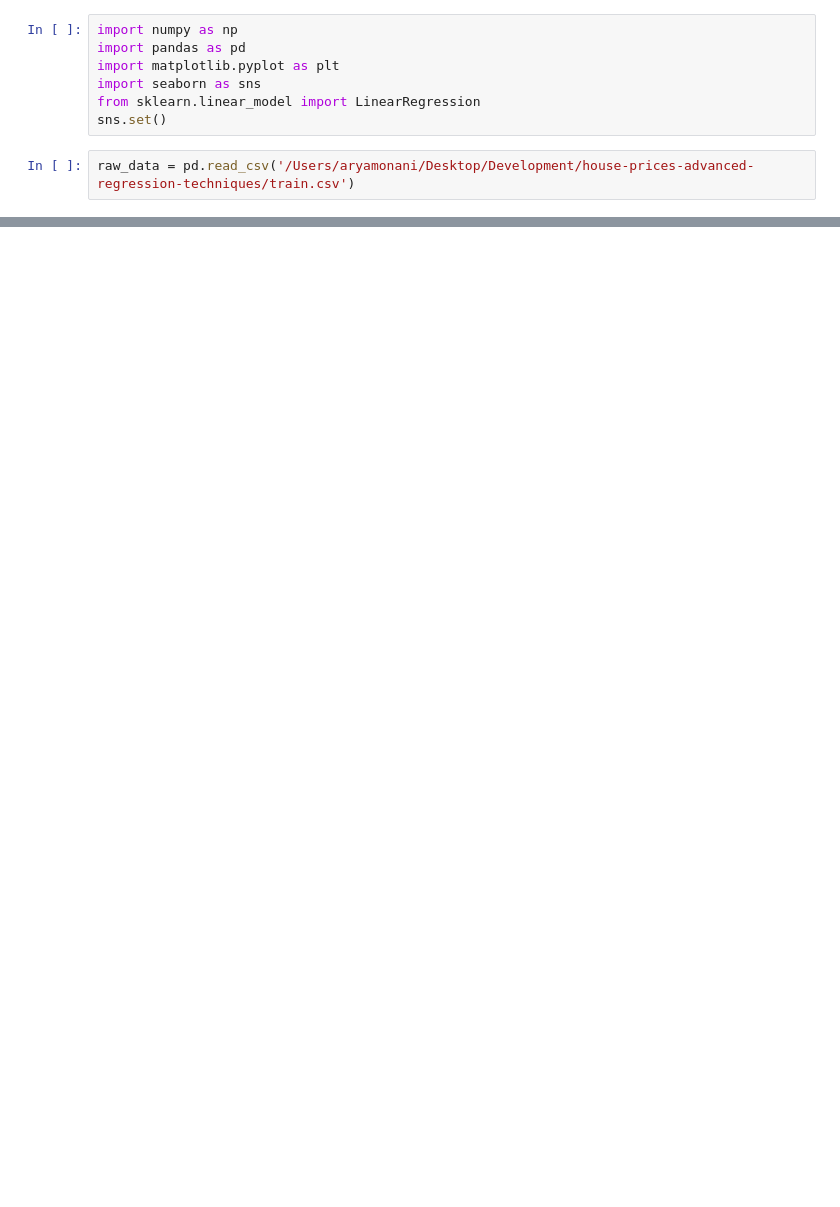
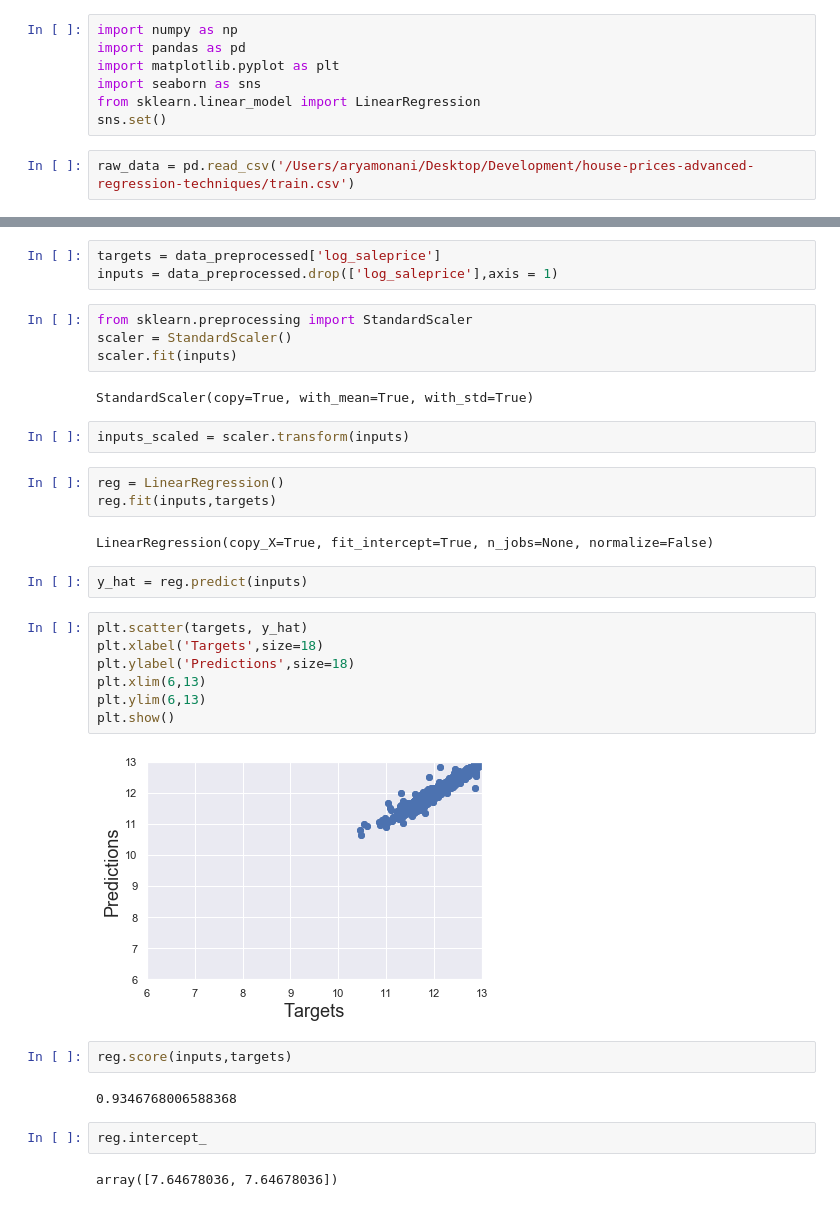
Before and after one commit to aryamonani/Kaggle-Competition-Supervised-Learning-LR-estate-price-prediction, a Jupyter notebook: Kaggle Competition Supervised Learning LR estate price prediction.ipynb, the cells around one changed output, grey strips where cells are left out. Drawn from its saved outputs; the diff is of its cells as text; blank space fills up the shorter version.

```diff
--- a/Kaggle Competition Supervised Learning LR estate price prediction.ipynb
+++ b/Kaggle Competition Supervised Learning LR estate price prediction.ipynb
@@ -71,0 +310,35 @@ sns.distplot(data_2['MSSubClass'])
+# %%
+targets = data_preprocessed['log_saleprice']
+inputs = data_preprocessed.drop(['log_saleprice'],axis = 1)
+# %%
+from sklearn.preprocessing import StandardScaler
+scaler = StandardScaler()
+scaler.fit(inputs)
+# %% [output]
+StandardScaler(copy=True, with_mean=True, with_std=True)
+# %%
+inputs_scaled = scaler.transform(inputs)
+# %%
+reg = LinearRegression()
+reg.fit(inputs,targets)
+# %% [output]
+LinearRegression(copy_X=True, fit_intercept=True, n_jobs=None, normalize=False)
+# %%
+y_hat = reg.predict(inputs)
+# %%
+plt.scatter(targets, y_hat)
+plt.xlabel('Targets',size=18)
+plt.ylabel('Predictions',size=18)
+plt.xlim(6,13)
+plt.ylim(6,13)
+plt.show()
+# %% [output]
+[figure, added]
+# %%
+reg.score(inputs,targets)
+# %% [output]
+0.9346768006588368
+# %%
+reg.intercept_
+# %% [output]
+array([7.64678036, 7.64678036])
```
Also changed, not shown: parts of 36 cells of this notebook.
